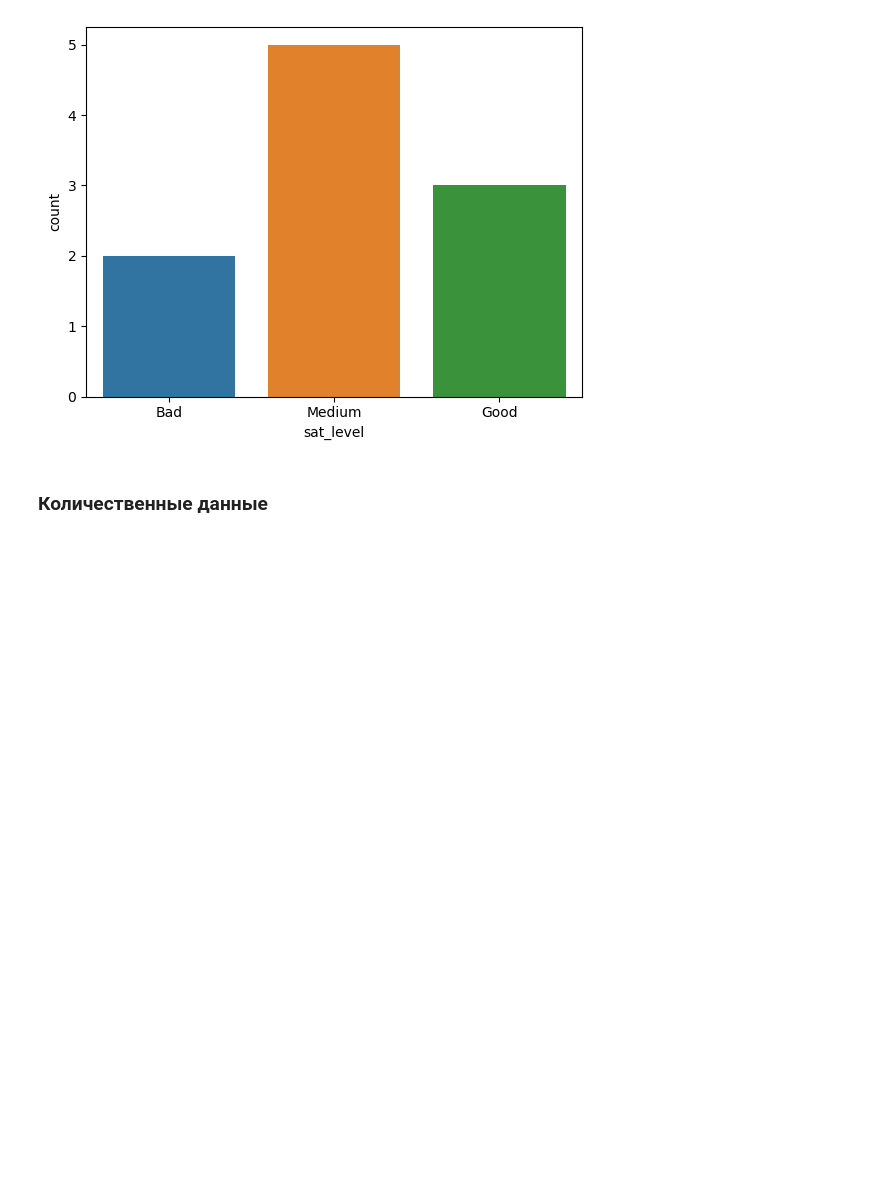
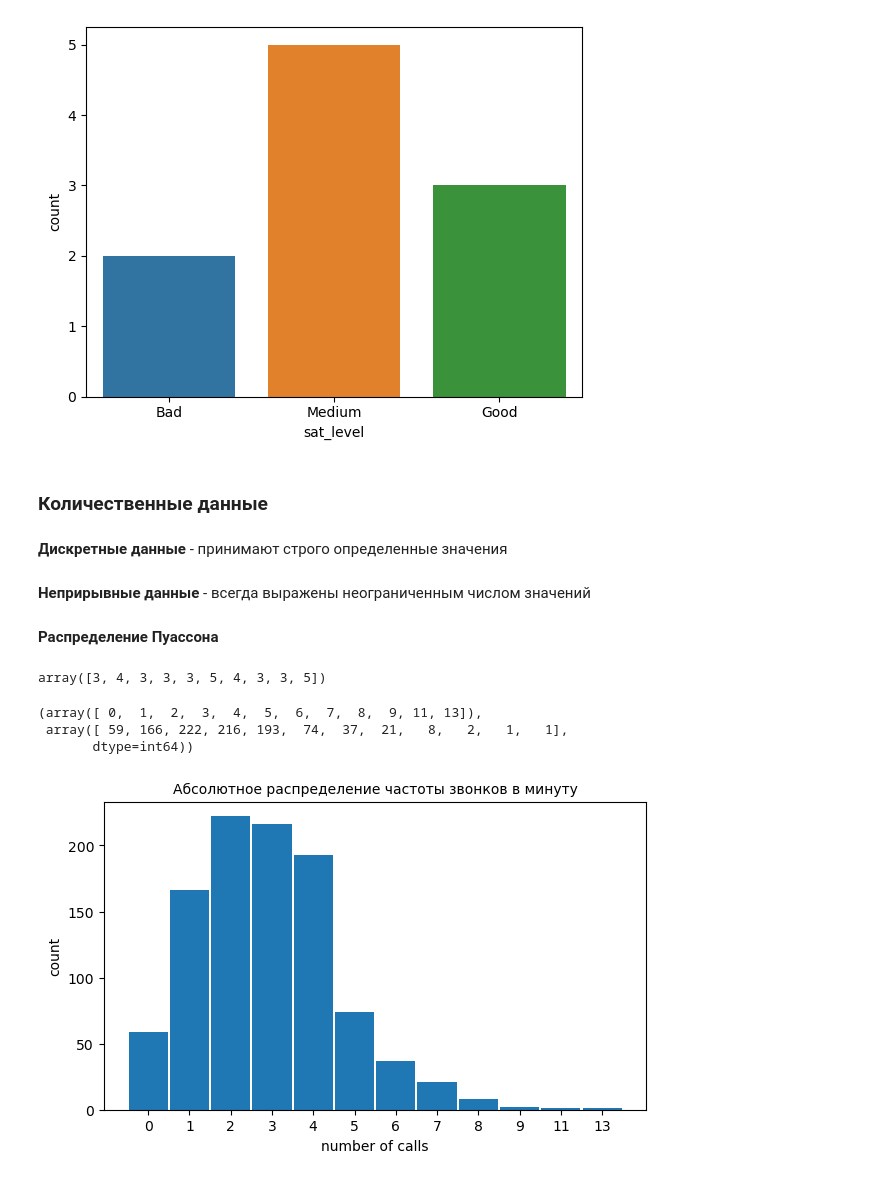
Before and after one commit to ShaidulinAndrew/Pandas_classes, a Jupyter notebook: Pandas3_makarov.ipynb, the cells around one changed output. Cells and saved outputs as stored; diff of their text form; code cells hidden in the pictures; blank space fills up the shorter version.

Commit message:
add Poisson discrete distribution

```diff
--- a/Pandas3_makarov.ipynb
+++ b/Pandas3_makarov.ipynb
@@ -53,3 +53,35 @@ sns.countplot(x = 'sat_level', data = satisfaction);
 [figure]
 # %% [markdown]
 ### __Количественные данные__
+# %% [markdown]
+__Дискретные данные__ - принимают строго определенные значения
+# %% [markdown]
+__Неприрывные данные__ - всегда выражены неограниченным числом значений
+# %% [markdown]
+__Распределение Пуассона__
+# %%
+# передадим функции np.random.poisson()
+# матожидание (lam) и желаемое количество экспериметнов (size)
+res = np.random.poisson(lam = 3, size = 1000)
+# выведем первые 10 значений
+res[:10]
+# %% [output]
+array([3, 4, 3, 3, 3, 5, 4, 3, 3, 5])
+# %%
+# посмотрим сколько раз могло наступить событие и как часто оно встречалось
+unique, counts = np.unique(res, return_counts = True)
+unique, counts
+# %% [output]
+(array([ 0,  1,  2,  3,  4,  5,  6,  7,  8,  9, 11, 13]),
+ array([ 59, 166, 222, 216, 193,  74,  37,  21,   8,   2,   1,   1],
+       dtype=int64))
+# %%
+plt.figure(figsize = (7, 4))
+
+# перед построением графика переведем значения unique в тип str
+plt.bar([str(x) for x in unique], counts, width = 0.95)
+plt.title('Абсолютное распределение частоты звонков в минуту', fontsize = 10)
+plt.xlabel('number of calls', fontsize = 10)
+plt.ylabel('count', fontsize = 10);
+# %% [output]
+[figure, added]
```
Also changed, not shown: parts of 3 cells of this notebook.
